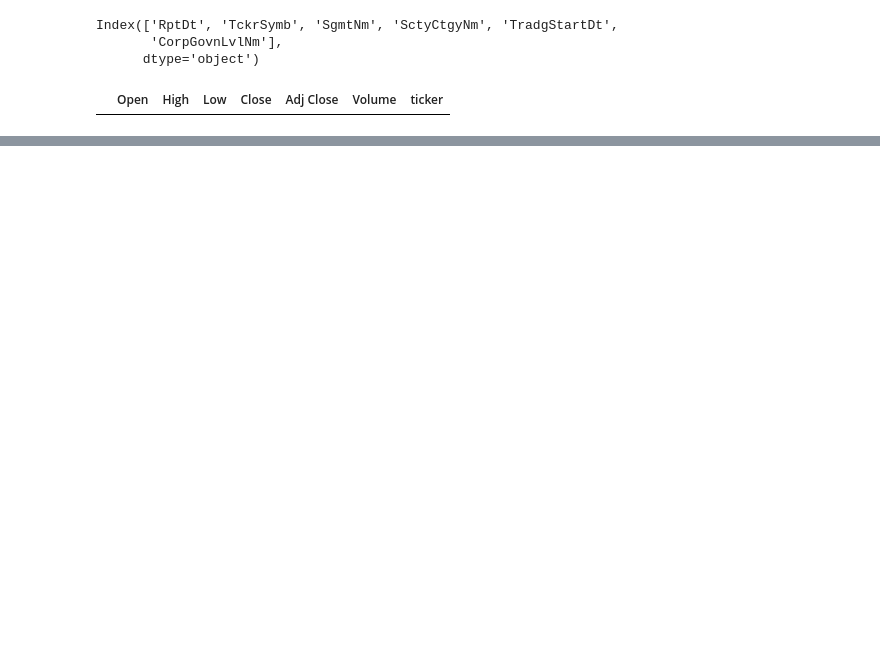
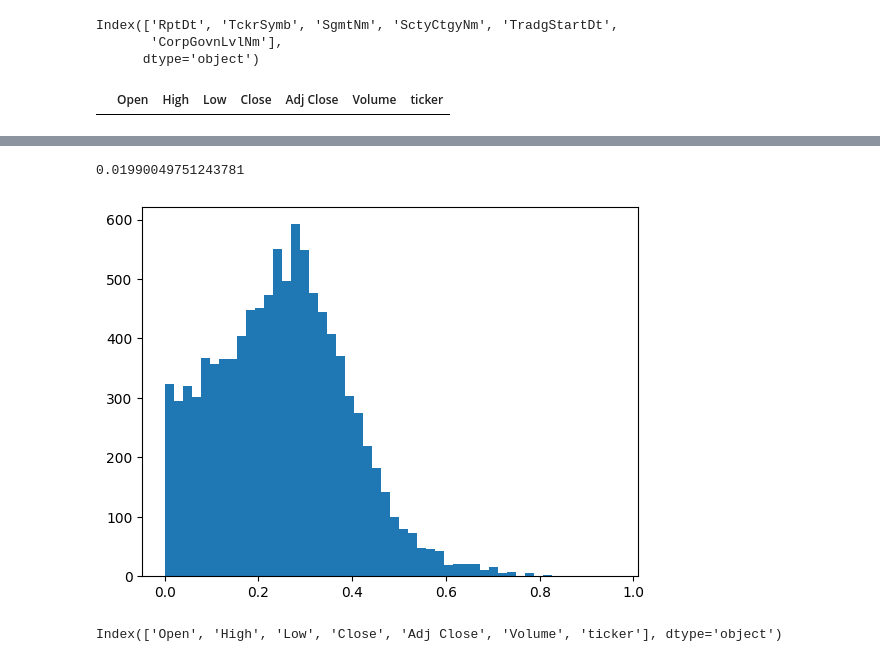
Before and after one commit to fell100/Metaheuristics, a Jupyter notebook: GRASP/grasp.ipynb, the cells around one changed output, grey strips where cells are left out. Saved outputs shown, nothing was run; the diff lists cells and outputs as text; code cells hidden in the pictures; blank space fills up the shorter version.

```diff
--- a/GRASP/grasp.ipynb
+++ b/GRASP/grasp.ipynb
@@ -252,0 +254,10 @@ SyntaxError: invalid syntax (1239779345.py, line 1)
+# %%
+portfolio_length = 15
+def generate_random_solution(portfolio_length , bin_str_size = 7):
+    bin_string = ''
+    for letter in range(portfolio_length):
+        binary_letter_string = "".join(str(np.random.randint(0,2)) for i in range(bin_str_size))
+        bin_string = bin_string + binary_letter_string
+    return bin_string
+
+generate_random_solution(portfolio_length)
@@ -252,0 +266,12 @@ SyntaxError: invalid syntax (1239779345.py, line 1)
+# %%
+def decode_binary_to_weights(solution, bin_str_size = 7):
+    weight_list = []
+    for pos in range(0, len(solution), bin_str_size):
+        binary_weight = str(solution[pos: pos+bin_str_size])
+        weight = (int(binary_weight, 2))
+        weight_list.append(weight)
+        sum_w = np.sum(weight_list)
+    return [(weight / sum_w) for weight in weight_list]
+
+solution = generate_random_solution(portfolio_length)
+decode_binary_to_weights(solution)
@@ -252,0 +294,13 @@ SyntaxError: invalid syntax (1239779345.py, line 1)
+# %%
+hist_bin_size[0]
+# %% [output]
+0.01990049751243781
+# %%
+import matplotlib.pyplot as plt
+hist_bin_size = []
+for i in range(10000):
+    hist_bin_size.append(decode_binary_to_weights(generate_random_solution(10, bin_str_size = 3))[0])
+plt.hist(hist_bin_size, bins=50)
+plt.show()
+# %% [output]
+[figure, added]
@@ -252,0 +309,4 @@ SyntaxError: invalid syntax (1239779345.py, line 1)
+# %%
+stocks_df.columns
+# %% [output]
+Index(['Open', 'High', 'Low', 'Close', 'Adj Close', 'Volume', 'ticker'], dtype='object')
```
Also changed, not shown: parts of 27 cells of this notebook, 1 other file.
